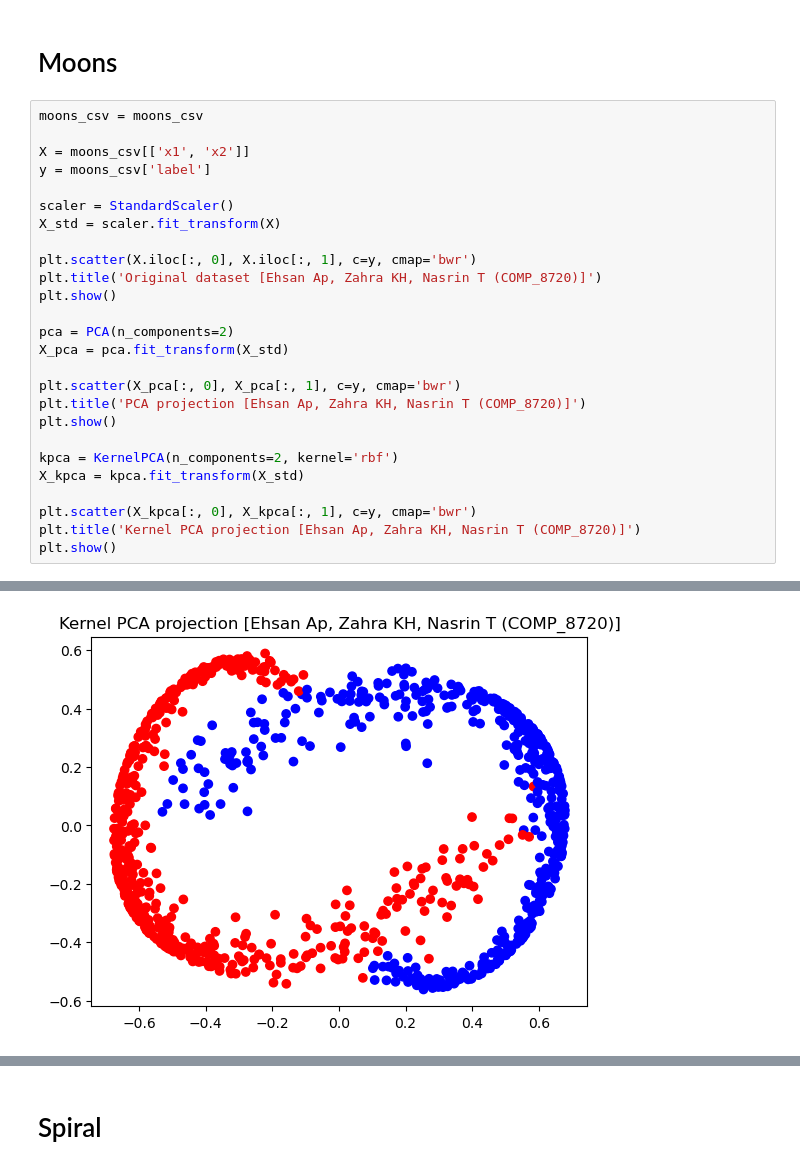
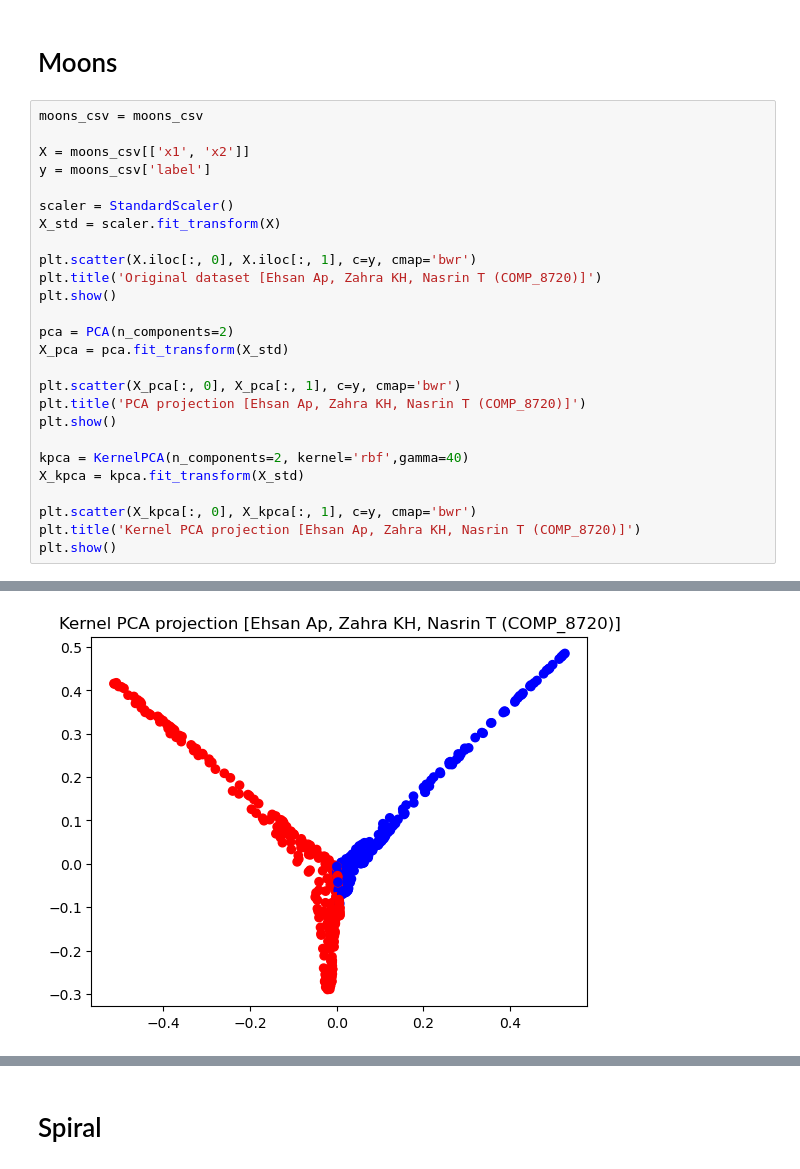
Before and after one commit to ehsanap7/adv_topics_ai, a Jupyter notebook: assignments/assignment_1,2,3/code/clustering_models_3.ipynb, the cells around one changed output, grey strips where cells are left out. Drawn from its saved outputs; the diff is of its cells as text.

```diff
--- a/assignments/assignment_1,2,3/code/clustering_models_3.ipynb
+++ b/assignments/assignment_1,2,3/code/clustering_models_3.ipynb
@@ -293,33 +293,33 @@ print(scores)
 # %%
 moons_csv = moons_csv
 
 X = moons_csv[['x1', 'x2']]
 y = moons_csv['label']
 
 scaler = StandardScaler()
 X_std = scaler.fit_transform(X)
 
 plt.scatter(X.iloc[:, 0], X.iloc[:, 1], c=y, cmap='bwr')
 plt.title('Original dataset [Ehsan Ap, Zahra KH, Nasrin T (COMP_8720)]')
 plt.show()
 
 pca = PCA(n_components=2)
 X_pca = pca.fit_transform(X_std)
 
 plt.scatter(X_pca[:, 0], X_pca[:, 1], c=y, cmap='bwr')
 plt.title('PCA projection [Ehsan Ap, Zahra KH, Nasrin T (COMP_8720)]')
 plt.show()
 
-kpca = KernelPCA(n_components=2, kernel='rbf')
+kpca = KernelPCA(n_components=2, kernel='rbf',gamma=40)
 X_kpca = kpca.fit_transform(X_std)
 
 plt.scatter(X_kpca[:, 0], X_kpca[:, 1], c=y, cmap='bwr')
 plt.title('Kernel PCA projection [Ehsan Ap, Zahra KH, Nasrin T (COMP_8720)]')
 plt.show()
 # %% [output]
 [figure]
 [figure]
-[figure, old version]
+[figure, new version]
 # %%
 moons_csv = moons_csv
 
```
Also changed, not shown: parts of 3 cells of this notebook.
